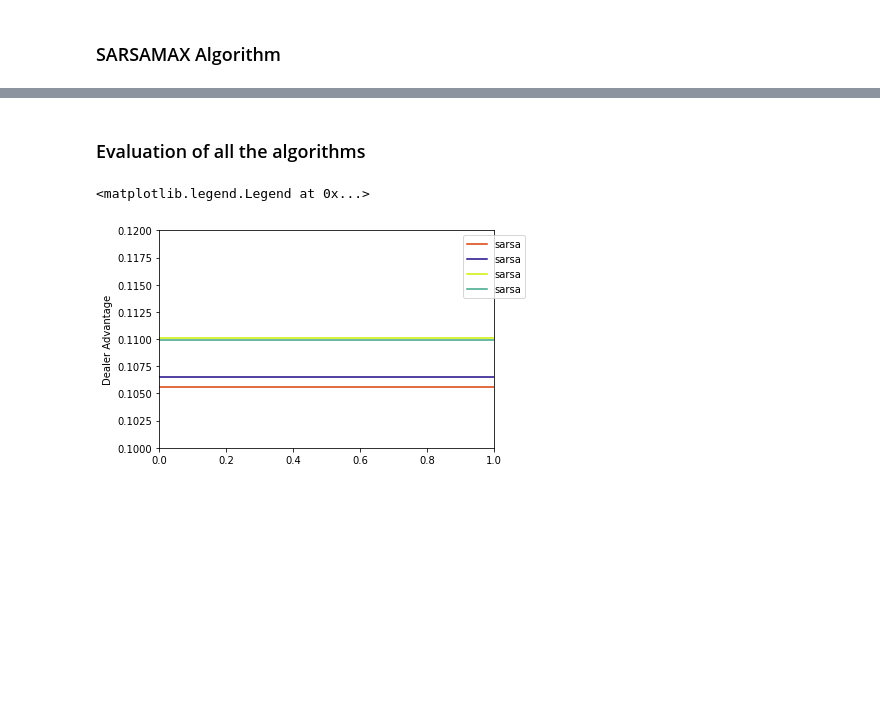
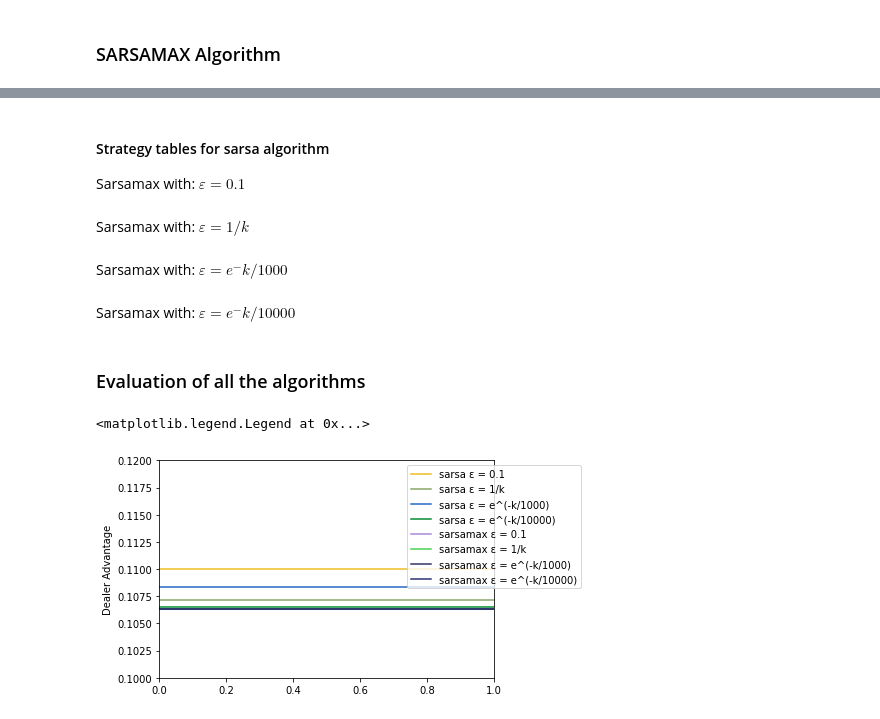
Before and after one commit to Voben/ARI2204-Reinforcement_Learning, a Jupyter notebook: main.ipynb, the cells around one changed output, grey strips where cells are left out. Cells and saved outputs as stored; diff of their text form; code cells hidden in the pictures; blank space fills up the shorter version.

```diff
--- a/main.ipynb
+++ b/main.ipynb
@@ -448,7 +448,7 @@ class SARSAMAX():
         self.stateActionVal = stateActionVal()
         self.counts = []
 
-    def training(self, numOfEps):
+    def training(self, numOfEps, eFunc):
         discountFactor = 1
         dealer = player()
         p = player()
@@ -468,7 +468,7 @@ class SARSAMAX():
                 count1000 += 1
 
             b.newRound()
-            e = 1/k
+            e = eFunc(k)
 
             #if under 12, hit (no desicion to be made, can't go bust with any card from under 12)
             while b.player.total < 12:
@@ -820,0 +855,11 @@ With No Aces:
+# %%
+sarsamaxE1 = SARSAMAX()
+sarsamaxE2 = SARSAMAX()
+sarsamaxE3 = SARSAMAX()
+sarsamaxE4 = SARSAMAX()
+
+
+sarsamaxE1.training(numOfEps, E1)
+sarsamaxE2.training(numOfEps, E2)
+sarsamaxE3.training(numOfEps, E3)
+sarsamaxE4.training(numOfEps, E4)
@@ -821,15 +879,25 @@ With No Aces:
+# %% [markdown]
+#### Strategy tables for sarsa algorithm
+Sarsamax with: $ ε = 0.1 $
+# %% [markdown]
+Sarsamax with: $ ε = 1/k $
+# %% [markdown]
+Sarsamax with: $ ε = e^-k/1000 $
+# %% [markdown]
+Sarsamax with: $ ε = e^-k/10000 $
 # %% [markdown]
 ### Evaluation of all the algorithms
 # %%
-algs = [sarsaE1, sarsaE2, sarsaE3, sarsaE4]
+algs = [[sarsaE1, "sarsa ε = 0.1"], [sarsaE2, "sarsa ε = 1/k"], [sarsaE3, "sarsa ε = e^(-k/1000)"], [sarsaE4, "sarsa ε = e^(-k/10000)"],
+[sarsamaxE1, "sarsamax ε = 0.1"], [sarsamaxE1, "sarsamax ε = 1/k"], [sarsamaxE1, "sarsamax ε = e^(-k/1000)"], [sarsamaxE1, "sarsamax ε = e^(-k/10000)"]]
 for alg in algs:
-    dealerAdv = getDealerAdvantage(alg)
+    dealerAdv = getDealerAdvantage(alg[0])
     col = (np.random.random(), np.random.random(), np.random.random())
-    plt.axhline(y = dealerAdv, color = col, linestyle = 'solid', label = 'sarsa')
+    plt.axhline(y = dealerAdv, color = col, linestyle = 'solid', label = alg[1])
 
 plt.ylabel('Dealer Advantage')
 plt.ylim(0.1,0.12)
 plt.legend(bbox_to_anchor = (1.0, 1), loc = 'upper center')
 # %% [output]
 <matplotlib.legend.Legend at 0x...>
-[figure, old version]
+[figure, new version]
```
Also changed, not shown: parts of 32 cells of this notebook.
